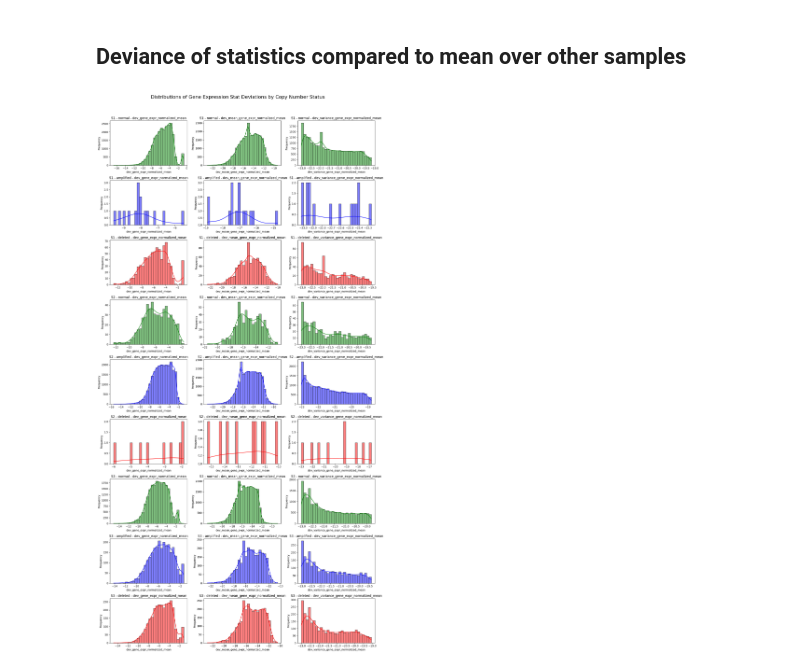
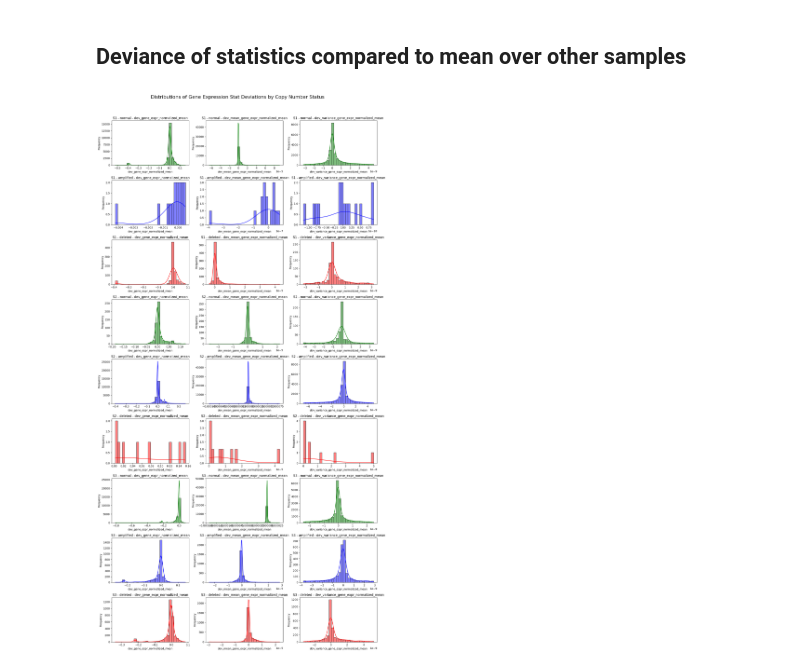
Before and after one commit to LaraLim/cnv-supervised-learning, a Jupyter notebook: visuals/visualize_feature_correlation.ipynb, the cells around one changed output. Saved outputs shown, nothing was run; the diff lists cells and outputs as text; code cells hidden in the pictures.

Commit message:
Added initial K-S test for raw stats, removed duplicate log display from dev stats

```diff
--- a/visuals/visualize_feature_correlation.ipynb
+++ b/visuals/visualize_feature_correlation.ipynb
@@ -83,4 +90,6 @@ Separate histograms for clearer view of the varying distribution ranges Displayi
 # %%
+split_stats = {} # dictionary to hold
+
 # 9x3 grid of subplots for 27 plots total
 fig, axes = plt.subplots(9, 3, figsize=(15, 30))
 fig.suptitle('Distributions of Gene Expression Stats by Copy Number Status', fontsize=18)
@@ -108,6 +117,7 @@ for i, (sample_df, sample_name) in enumerate(zip(samples, sample_names)):
     for j, (status_df, status) in enumerate(zip(status_dfs_cleaned, statuses)):
         for k, stat in enumerate(stats):
             data = np.log(status_df[stat] + 1e-10) # small constant for zero values
+            split_stats[f'{sample_name}_{status}_{stat}'] = data
 
             sns.histplot(data, bins=30, kde=True, ax=axes[i * 3 + j, k], color=status_colors[status])
             axes[i * 3 + j, k].set_title(f"{sample_name.upper()} - {status} - {stat}")
@@ -131,32 +238,32 @@ for i, (sample_df, sample_name) in enumerate(zip(samples, sample_names)):
     norm_df = sample_df[sample_df['status'] == 'normal']
     amp_df = sample_df[sample_df['status'] == 'amplified']
     del_df = sample_df[sample_df['status'] == 'deleted']
 
     for column in dev_stats:
         norm_df_cleaned = norm_df.copy()
         norm_df_cleaned = remove_outliers_iqr(norm_df_cleaned, column)
         amp_df_cleaned = amp_df.copy()
         amp_df_cleaned = remove_outliers_iqr(amp_df_cleaned, column)
         del_df_cleaned = del_df.copy()
         del_df_cleaned = remove_outliers_iqr(del_df_cleaned, column)
 
     # lists of data and titles
     status_dfs = [norm_df, amp_df, del_df]
     status_dfs_cleaned = [norm_df_cleaned, amp_df_cleaned, del_df_cleaned]
     statuses = ["normal", "amplified", "deleted"]
 
     # for each status-specific df, create histograms for each statistic
     for j, (status_df, status) in enumerate(zip(status_dfs_cleaned, statuses)):
         for k, stat in enumerate(dev_stats):
-            data = np.log(np.abs(status_df[stat]) + 1e-10) # set to absolute value and small constant for zero values
+            data = status_df[stat]
 
             sns.histplot(data, bins=30, kde=True, ax=axes[i * 3 + j, k], color=status_colors[status])
             axes[i * 3 + j, k].set_title(f"{sample_name.upper()} - {status} - {stat}")
             axes[i * 3 + j, k].set_xlabel(stat)
             axes[i * 3 + j, k].set_ylabel("Frequency")
 
 # prevent overlapping
 plt.tight_layout(rect=[0, 0, 1, 0.96])  # adjusts layout to fit within figure area with title
 plt.show()
 # %% [output]
-[figure, old version]
+[figure, new version]
```
Also changed, not shown: parts of 10 cells of this notebook.
